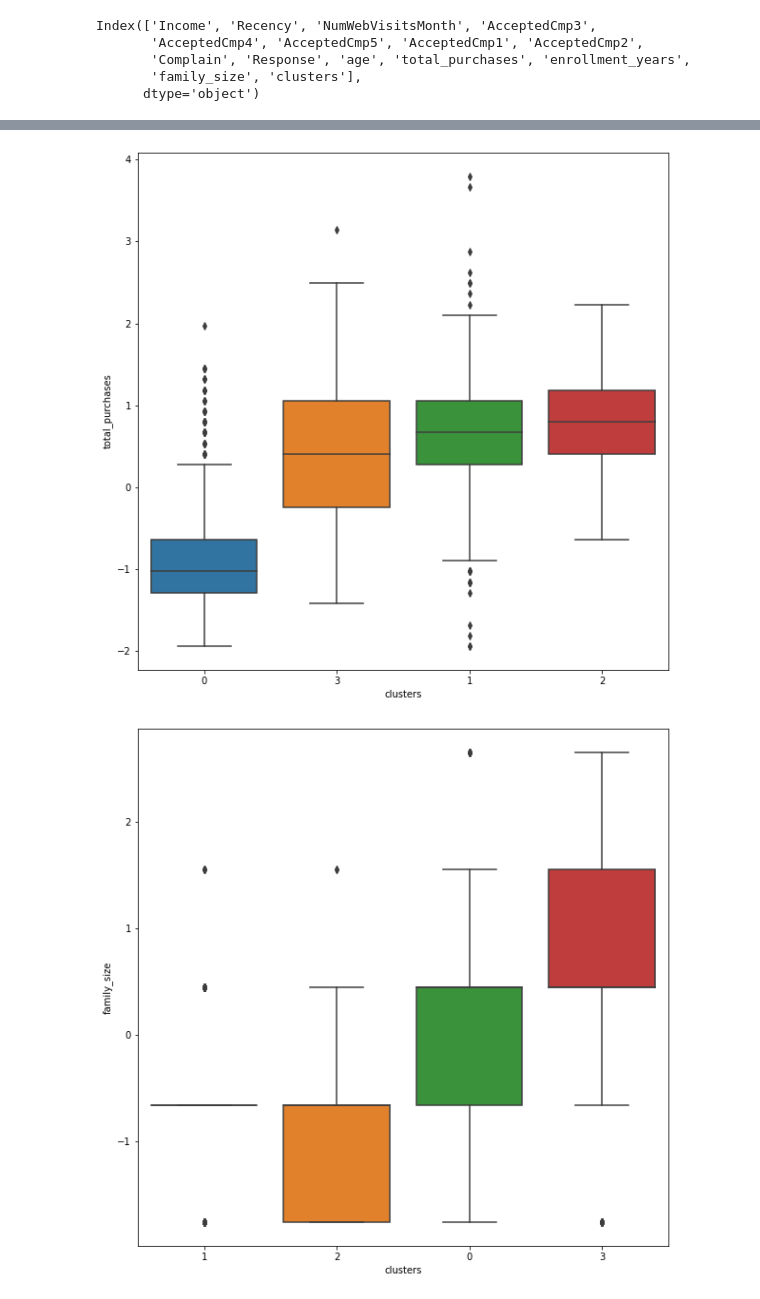
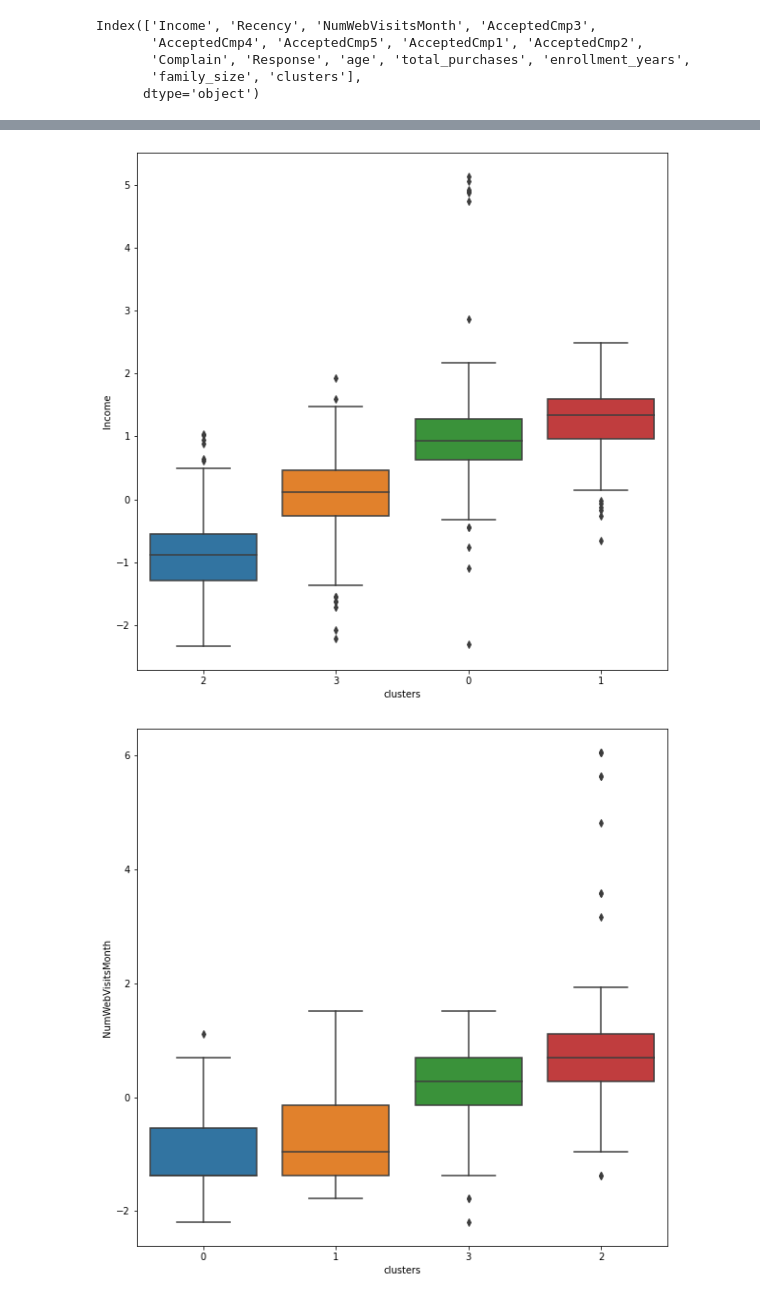
Before and after one commit to khuyentran1401/prefect-dvc, a Jupyter notebook: notebook/analyze_data.ipynb, the cells around one changed output, grey strips where cells are left out. Saved outputs shown, nothing was run; the diff lists cells and outputs as text; code cells hidden in the pictures.

```diff
--- a/notebook/analyze_data.ipynb
+++ b/notebook/analyze_data.ipynb
@@ -47,8 +29,10 @@ create_box_plot(df, "age")
-# %%
-create_box_plot(df, "total_purchases")
-# %% [output]
-[figure, removed]
-# %%
-create_box_plot(df, "family_size")
-# %% [output]
-[figure, removed]
+# %%
+columns = ["Income", "NumWebVisitsMonth", "age", "total_purchases", "family_size"]
+# %%
+for col in columns:
+    create_box_plot(df, col)
+    plt.plot()
+    plt.show()
+# %% [output]
+[figure, added]
+[figure, added]
```
Also changed, not shown: parts of 6 cells of this notebook, 13 other files.
